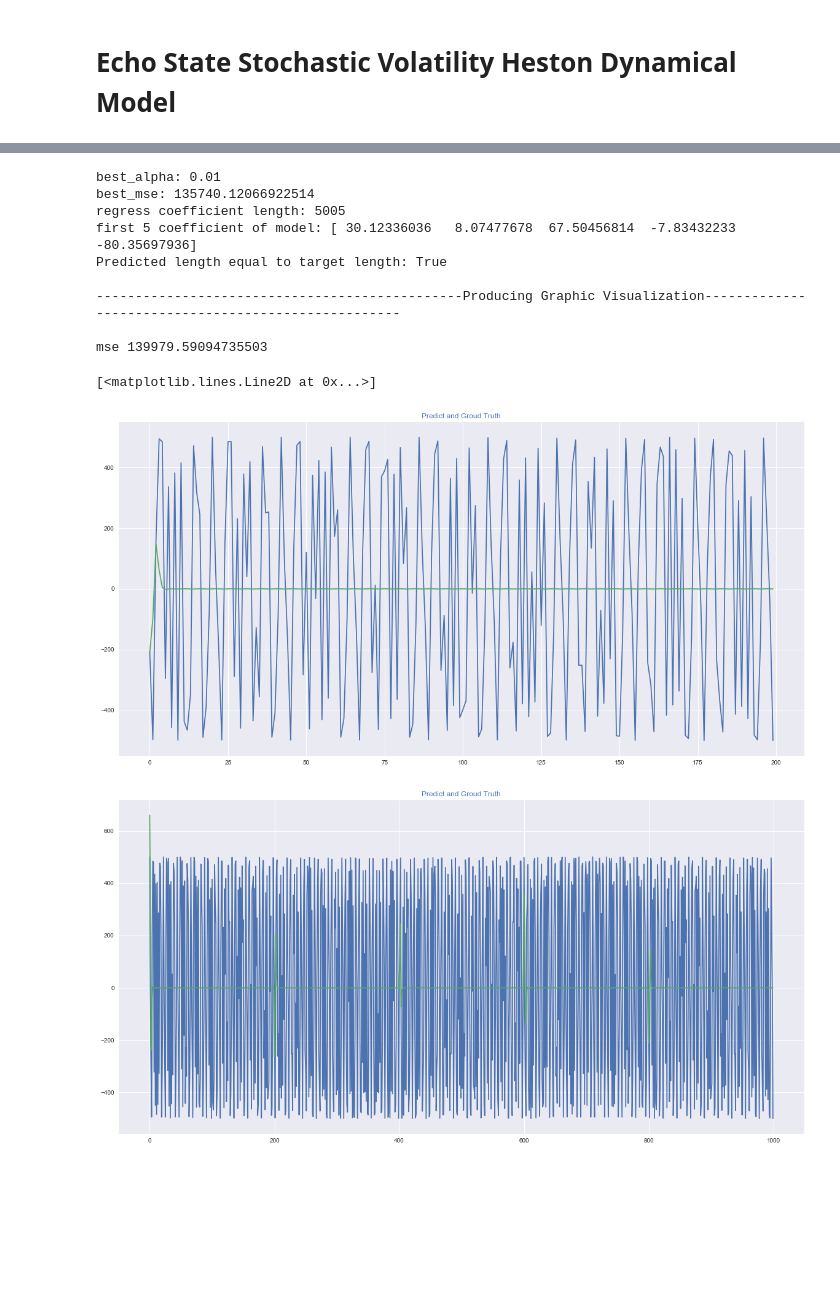
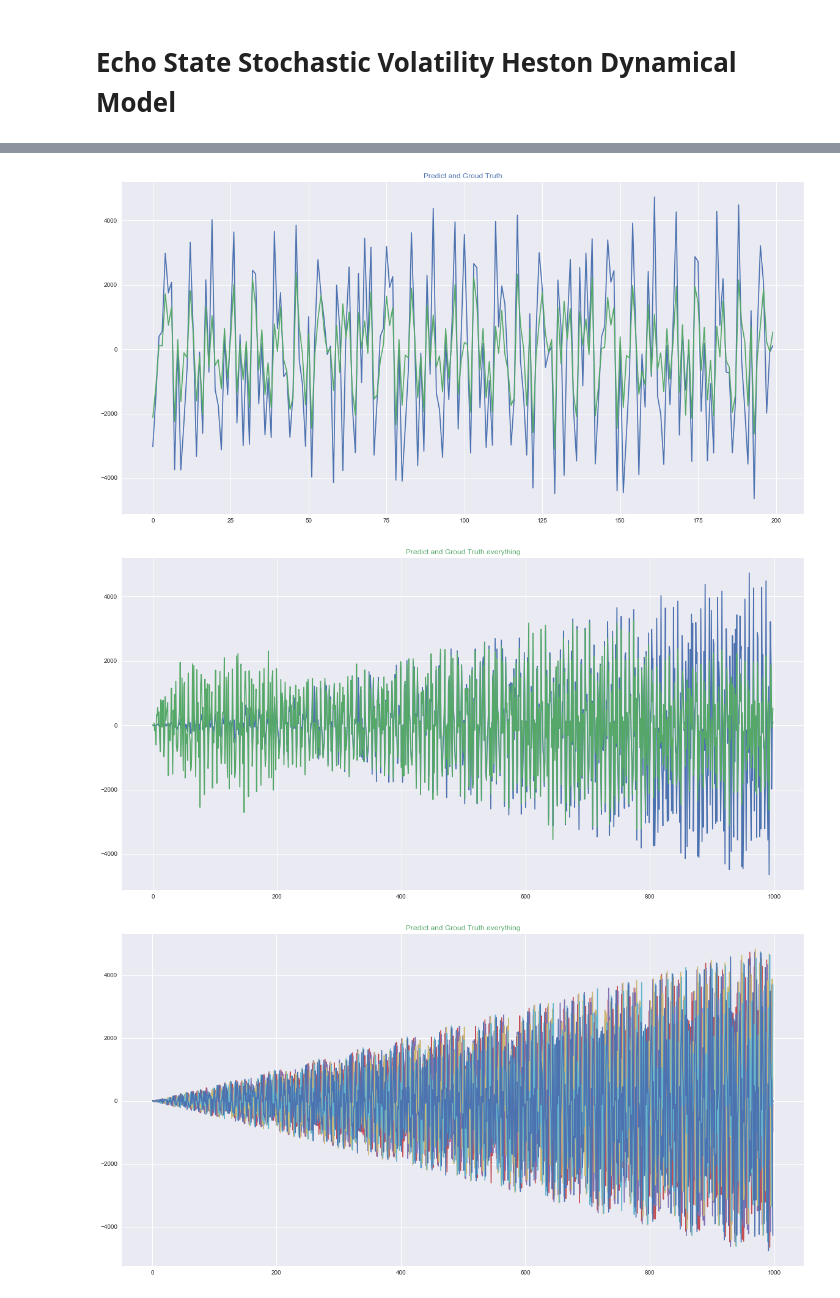
Before and after one commit to BobZiyangDing/EchoStateNeuralStochasticVolatilityHestonModel, a Jupyter notebook: EchoState.ipynb, the cells around one changed output, grey strips where cells are left out. Drawn from its saved outputs; the diff is of its cells as text; code cells hidden in the pictures; blank space fills up the shorter version.

```diff
--- a/EchoState.ipynb
+++ b/EchoState.ipynb
@@ -157,10 +159,10 @@ class Reservoir(object):
         input_repr = np.concatenate((np.vstack(coeff_tr), np.vstack(biases_tr)), axis=1)
         return input_repr
 # %%
-x_dim = 1000
+x_dim = 5000
 u_num = 1000
 u_dim = 5
-u_mag = 4
+u_mag = 2
 cutout = 200
 
 print()
@@ -168,15 +170,15 @@ print("-----------------------------------------------Making Transition and inpu
 print()
 
 # Making inner transition sparse matrix W
-nans = np.random.randint(0,20, size=(x_dim, x_dim))
+nans = np.random.randint(0,50, size=(x_dim, x_dim))
 W = np.random.uniform(-100, 100, x_dim*x_dim).reshape([x_dim, x_dim])
 W = np.where(nans, np.nan, W)
 W = np.nan_to_num(W)
-W = W / (np.linalg.svd(W)[1].tolist()[0]*1.2)
+W = W / (np.linalg.svd(W)[1].tolist()[0]*1.5)
 
 
 # Making input matrix W_in
-W_in = np.random.uniform(-5, 5, x_dim*u_dim).reshape([x_dim, u_dim])
+W_in = np.random.uniform(-1, 1, x_dim*u_dim).reshape([x_dim, u_dim])
 W_in = W_in / (np.linalg.svd(W_in)[1].tolist()[0]*1.2)
 
 print("Shape of W: ", str(W.shape))
@@ -191,7 +193,7 @@ u = []
 for i in range(u_dim):
     ui = []
     for j in range(u_num):
-        ui.append(math.cos(i)*math.sin(j+i))
+        ui.append((-1)**j * (u_num*i+j) *math.cos(math.tan(100*j))*math.sin(j+i))
     ui = np.array(ui)
     u.append(ui)
 u = np.array(u).reshape(u_num, u_dim)
@@ -214,12 +216,11 @@ print()
 
 # Making Concatenated data
 X = np.concatenate([states[:-1,:], u], axis=1)
+X = X[:-1, :]
 
 # Making Target sequence
-Y = []
-for j in range(u_num):
-    Y.append((-1)**j*500*math.cos(math.tan(j))+math.cos(100*j))
-Y = np.array(Y).reshape([u_num, 1])
+Y = u[1:, 0].reshape([u_num-1, 1])
+
 
 
 
@@ -252,16 +253,16 @@ print()
 print("---------------------------------------------------Conducting Regression----------------------------------------------------------")
 print()
 
-alpha = 0
+alpha = 100
 mse = {}
-while alpha <= 1:
+while alpha <= 1000:
 
     # Conducting linear regression
     reg = Ridge(alpha).fit(regress_X, regress_Y)
 
     # Making prediction
     predhat_Y = reg.predict(predict_X)
-    alpha += 0.01
+    alpha += 1
 
     loss = np.mean(np.multiply(   (predhat_Y - predict_Y), (predhat_Y - predict_Y)))
     mse[alpha] = loss
@@ -322,10 +323,18 @@ print("mse", mse)
 
 mpl.style.use("seaborn")
 fig, ax = plt.subplots(figsize=(20, 10))
-ax.set_title('Predict and Groud Truth'.format("seaborn"), color='C0')
+ax.set_title('Predict and Groud Truth everything'.format("seaborn"), color='C1')
 
-ax.plot([j for j in range(u_num)], [Y[j] for j in range(u_num)])
-ax.plot([j for j in range(u_num)], [hat_Y[j] for j in range(u_num)])
+ax.plot([j for j in range(u_num-1)], [Y[j] for j in range(u_num-1)])
+ax.plot([j for j in range(u_num-1)], [hat_Y[j] for j in range(u_num-1)])
+
+
+
+mpl.style.use("seaborn")
+fig, ax = plt.subplots(figsize=(20, 10))
+ax.set_title('Predict and Groud Truth everything'.format("seaborn"), color='C1')
+for i in range(X.shape[1]):
+    ax.plot([j for j in range(1, u_num-1)], [X[j, i] for j in range(1, u_num-1)])
 # %% [output]
 -----------------------------------------------Making Transition and input matrix------------------------------------------------
 
@@ -347,15 +356,6 @@ predict_Y: # of samples x # of dimension: (200, 1)
-best_alpha: 0.01
-best_mse: 135740.12066922514
-regress coefficient length: 5005
-first 5 coefficient of model: [ 30.12336036   8.07477678  67.50456814  -7.83432233 -80.35697936]
-Predicted length equal to target length: True
-
------------------------------------------------Producing Graphic Visualization----------------------------------------------------
-
-mse 139979.59094735503
-[<matplotlib.lines.Line2D at 0x...>]
-[figure, old version]
+[figure, new version]
-[figure, old version]
+[figure, new version]
+[figure, added]
 # %%
 x_dim = 2
 u_num = 1000
```
Also changed, not shown: parts of 3 cells of this notebook, 8 other files.
